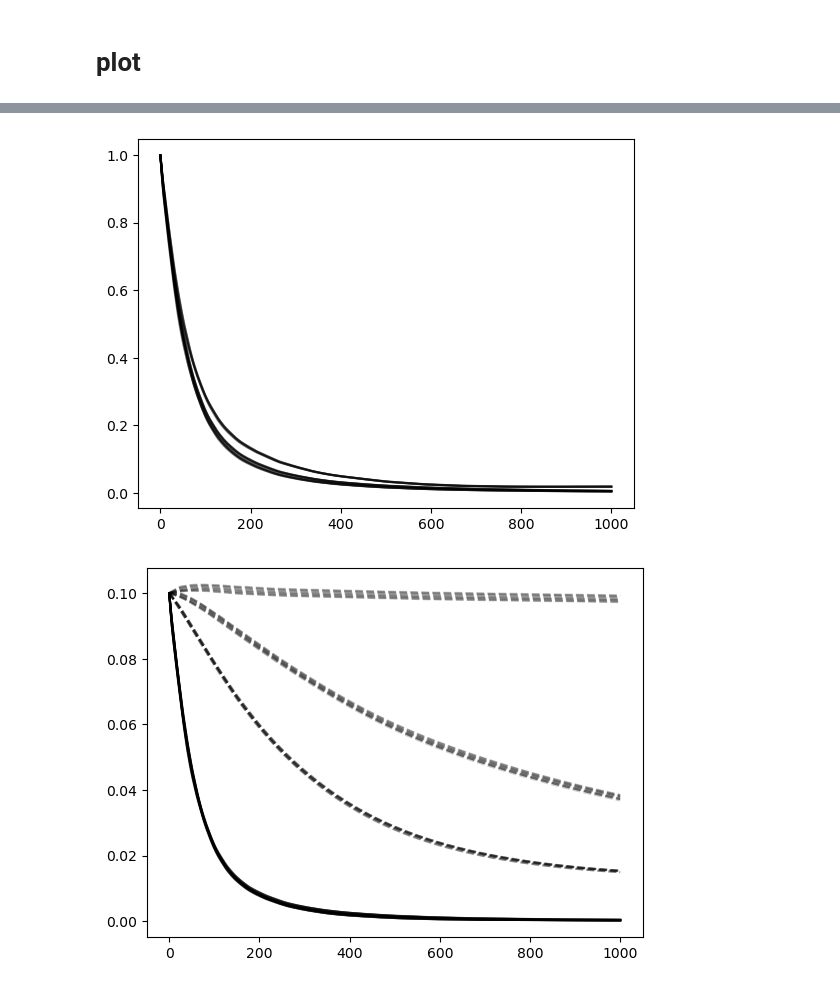
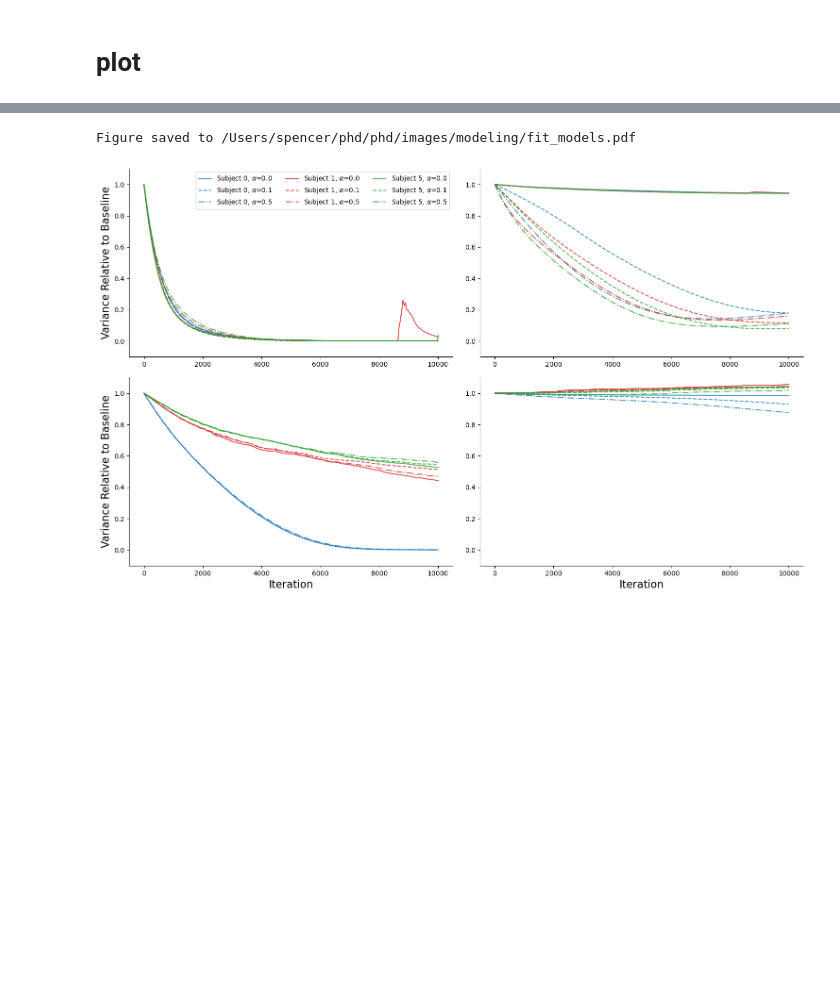
Before and after one commit to spewil/phd, a Jupyter notebook: analysis/notebooks/_modeling/rl_64D.ipynb, the cells around one changed output, grey strips where cells are left out. Cells and saved outputs as stored; diff of their text form; code cells hidden in the pictures; blank space fills up the shorter version.

```diff
--- a/analysis/notebooks/_modeling/rl_64D.ipynb
+++ b/analysis/notebooks/_modeling/rl_64D.ipynb
@@ -246,7 +274,7 @@ subject_idx = 1
 prior_params = generate_subject_prior(subject_idx)
 starting_params = generate_starting_policy_params(subject_idx,prior_match=False)
 starting_params_match = generate_starting_policy_params(subject_idx,prior_match=True)
-decoder = subjects[subject_idx].decoder[-2:,:]
+decoder = subjects[subject_idx].decoder[-2:,:ACTION_DIM]
 
 plt.figure()
 key = jax.random.PRNGKey(0)
@@ -315,12 +343,12 @@ num_iter = 10000
 
 learning_rate = 1e-4
 n_components = 1
-subject_idxs = list(range(1))
-kl_alphas = [0.0,0.1,0.5,1.0,3.0,5.0,10.0]
+subject_idxs = list(range(7))
+kl_alphas = [0.0,0.1,0.5,1.0,3.0,5.0,10.0][:4]
 prior_matches = [True, False]
 targets = range(1)
 # %%
-for subject_idx in subject_idxs[:1]:
+for subject_idx in subject_idxs:
   for target_idx in targets:
     target = collection.compute_target_vec_from_number(target_number=target_idx+1)
     target = jnp.array(target).reshape(1,-1)
@@ -422,8 +470,10 @@ def load_params(subject_idx, kl_alpha, target_idx, prior_match):
 # %%
 colors = ['tab:blue','tab:red','tab:green','tab:orange','tab:purple','tab:pink','tab:brown']
 # %%
-subjects_to_plot = range(1)
+subjects_to_plot = range(7)
 targets_to_plot = range(1)
-kl_alphas_to_plot = kl_alphas[0:4]
+kl_alphas_to_plot = kl_alphas[0:3]
 priors_to_plot = [True,False]
+good_subjects_to_plot = [0,1,5]
+diverge_subjects_to_plot = [2,3,4,6]
 # %%
@@ -527,25 +618,45 @@ subjects_to_plot = range(30)
 # %%
-fig, ax1 = plt.subplots(1,1)
-fig, ax2 = plt.subplots(1,1)
-for si, subject_idx in enumerate(subjects_to_plot):
+l = ["-", "--", "-.", "."]
+fig, ((ax1, ax2), (ax3, ax4)) = plt.subplots(2,2,figsize=(15,9))
+fig.tight_layout()
+for si, subject_idx in enumerate(good_subjects_to_plot):
     decoder = subjects[subject_idx].decoder[-2:,:]
     task, null = analysis.compute_subspaces(decoder)
-    for target_idx in range(12):
-        for prior_match in [False]:
-            for i, kl_alpha in enumerate(kl_alphas[:3]):
+    for target_idx in range(1):
+        for prior_match in [True,False]:
+            for ai, kl_alpha in enumerate(kl_alphas[:3]):
                 ratios = []
                 tasks = []
                 nulls = []
                 params_list = load_params(subject_idx,kl_alpha,target_idx,prior_match)
                 for C in params_to_covs(params_list):
                     task_proj = analysis.mean_quadratic_form(C[0],task)
                     tasks.append(task_proj)
                     null_proj = analysis.mean_quadratic_form(C[0],null)
                     nulls.append(null_proj)
-                    ratios.append(task_proj/null_proj)
-                ax1.plot(ratios,color="k",alpha=0.2)
-                ax2.plot(tasks,color="k",alpha=0.2)
-                ax2.plot(nulls,"--",color="k",alpha=0.2)
+                    # ratios.append(task_proj/null_proj)
+                    # ax1.plot(ratios,color=colors[i],alpha=0.2)
+                if prior_match:
+                    ax3.plot(np.array(tasks)/tasks[0],l[ai],color=colors[si],alpha=0.8,label=fr"Subject {subject_idx}, $\alpha$={kl_alpha}")
+                    ax4.plot(np.array(nulls)/nulls[0],l[ai],color=colors[si],alpha=0.8,label=fr"Subject {subject_idx}, $\alpha$={kl_alpha}")
+                else:
+                    ax1.plot(np.array(tasks)/tasks[0],l[ai],color=colors[si],alpha=0.8,label=fr"Subject {subject_idx}, $\alpha$={kl_alpha}")
+                    ax2.plot(np.array(nulls)/nulls[0],l[ai],color=colors[si],alpha=0.8,label=fr"Subject {subject_idx}, $\alpha$={kl_alpha}")
+
+ax1.set_ylim([-0.1,1.1])
+ax2.set_ylim([-0.1,1.1])
+ax3.set_ylim([-0.1,1.1])
+ax4.set_ylim([-0.1,1.1])
+
+ax1.legend(ncols=3)
+
+ax1.set_ylabel("Variance Relative to Baseline")
+ax3.set_ylabel("Variance Relative to Baseline")
+
+ax3.set_xlabel("Iteration")
+ax4.set_xlabel("Iteration")
+
+plot.save_figure(fig, "fit_models",folder=image_path,format='pdf')
 # %% [output]
+Figure saved to /Users/spencer/phd/phd/images/modeling/fit_models.pdf
-[figure, old version]
+[figure, new version]
-[figure, removed]
```
Also changed, not shown: parts of 14 cells of this notebook, 26 other files.
